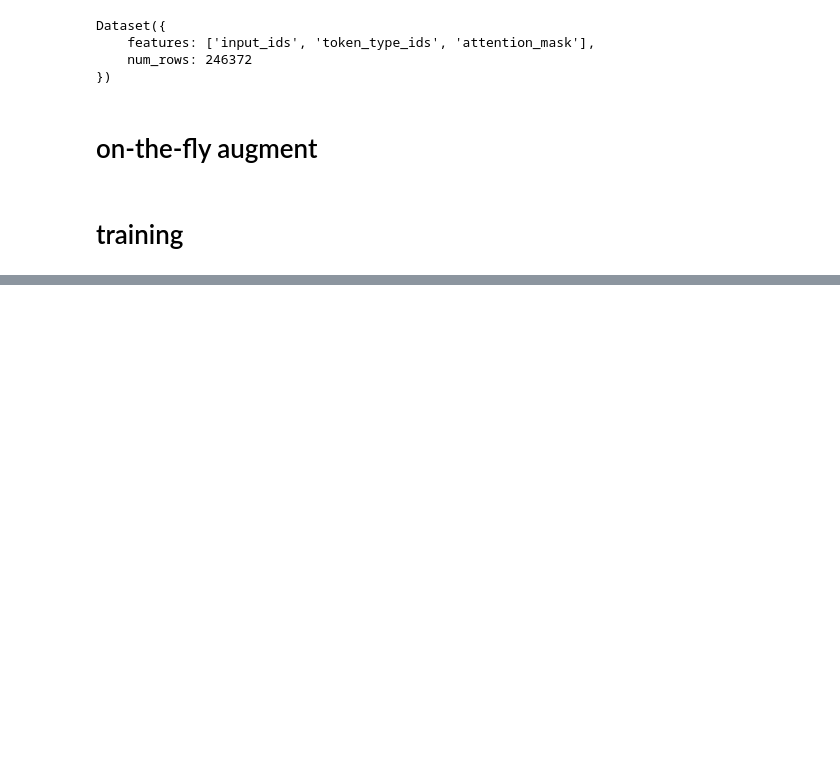
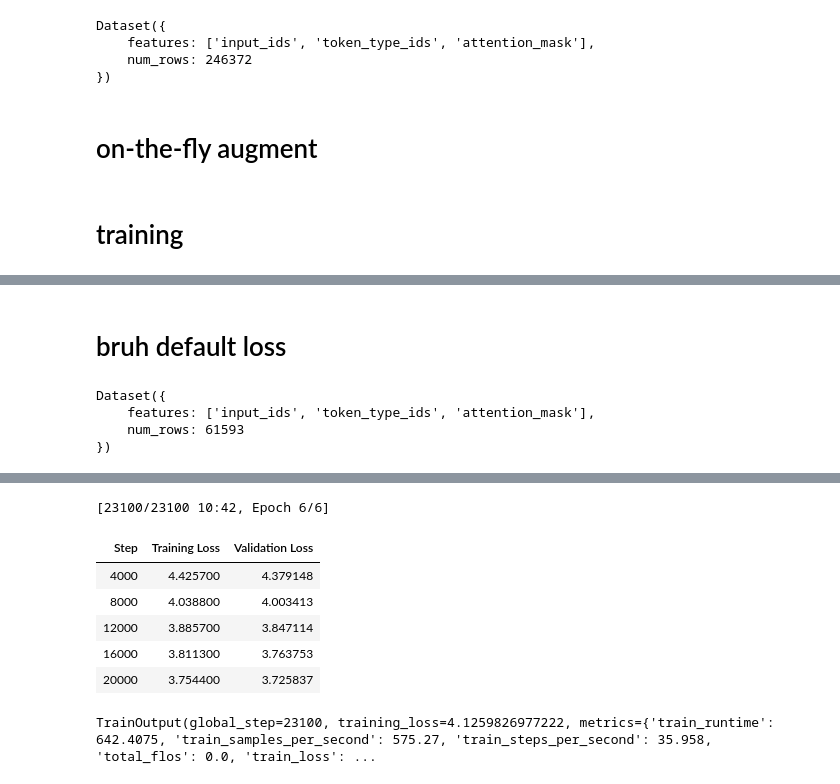
Before and after one commit to nnott3/KilterTransformer, a Jupyter notebook: gpt_shuffle_me.ipynb, the cells around one changed output, grey strips where cells are left out. Saved outputs shown, nothing was run; the diff lists cells and outputs as text; code cells hidden in the pictures; blank space fills up the shorter version.

```diff
--- a/gpt_shuffle_me.ipynb
+++ b/gpt_shuffle_me.ipynb
@@ -905,2 +1045,41 @@ Top model predictions:
 
 ✅ Done — future masking validated (each step only sees prior context).
+# %% [markdown]
+# bruh default loss
+# %%
+class KilterGPT(nn.Module):
+    """GPT-2 model for generating Kilter Board climbing routes."""
+    def __init__(
+        self,
+        vocab_size: int,
+        n_embd: int = 192,
+        n_head: int = 3,
+        n_layer: int = 3,
+        n_positions: int = 128,
+        dropout: float = 0.1
+        ):
+        super().__init__()
+        config = GPT2Config(
+            vocab_size=vocab_size,
+            n_embd=n_embd,
+            n_head=n_head,
+            n_layer=n_layer,
+            n_positions=n_positions,
+            n_ctx=n_positions,
+            resid_pdrop=dropout,
+            embd_pdrop=dropout,
+            attn_pdrop=dropout,
+        )
+        self.model = GPT2LMHeadModel(config)
+        self.config = config
+
+    def forward(self, input_ids, attention_mask=None, labels=None, token_type_ids=None):
+        # GPT2LMHeadModel already handles label shifting internally
+        # when you pass labels=labels. So don’t manually shift them here.
+        outputs = self.model(
+            input_ids=input_ids,
+            attention_mask=attention_mask,
+            labels=labels,
+        )
+
+        return outputs
@@ -906,0 +1130,10 @@ Top model predictions:
+# %%
+trainer.train_dataset
+# %% [output]
+Dataset({
+    features: ['input_ids', 'token_type_ids', 'attention_mask'],
+    num_rows: 61593
+})
+# %%
+trainer.train()
+# %% [output]
@@ -906,0 +1141,8 @@ Top model predictions:
+[23100/23100 10:42, Epoch 6/6]
+| Step | Training Loss | Validation Loss |
+| 4000 | 4.425700 | 4.379148 |
+| 8000 | 4.038800 | 4.003413 |
+| 12000 | 3.885700 | 3.847114 |
+| 16000 | 3.811300 | 3.763753 |
+| 20000 | 3.754400 | 3.725837 |
+TrainOutput(global_step=23100, training_loss=4.1259826977222, metrics={'train_runtime': 642.4075, 'train_samples_per_second': 575.27, 'train_steps_per_second': 35.958, 'total_flos': 0.0, 'train_loss': ...
```
Also changed, not shown: parts of 25 cells of this notebook.
